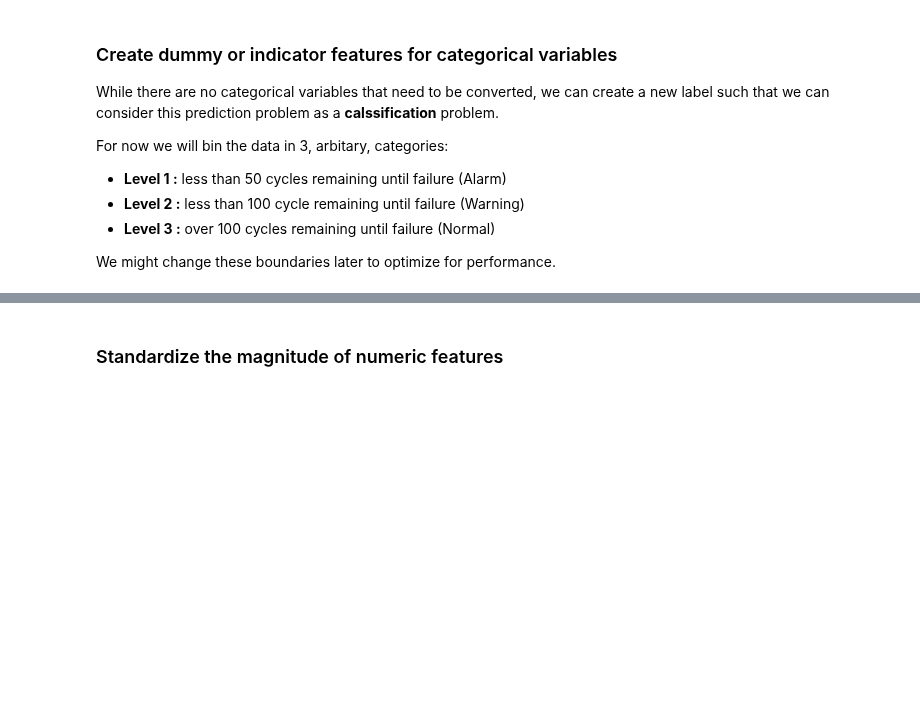
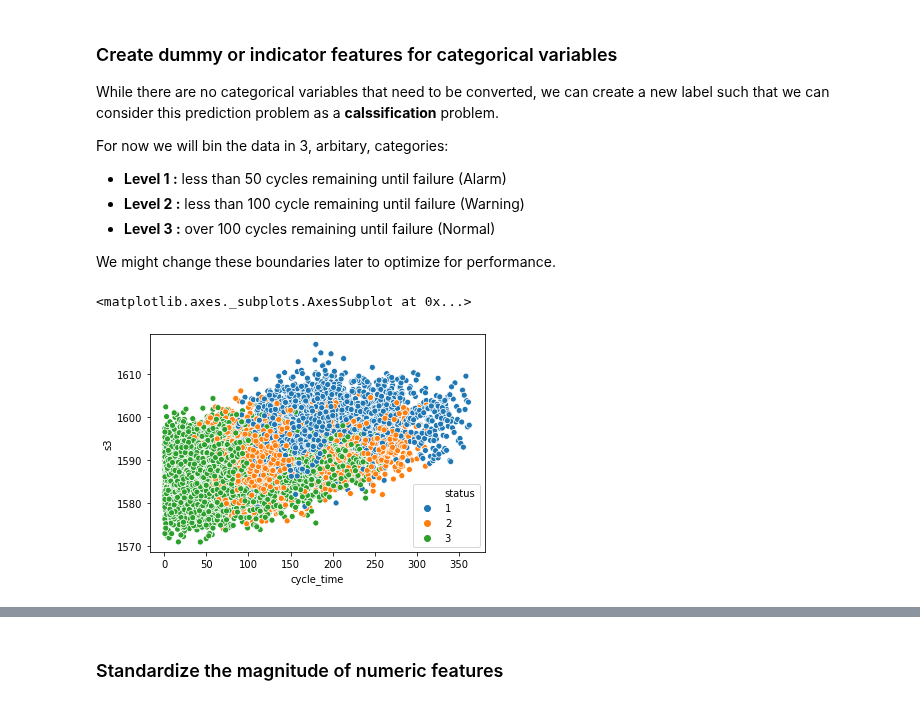
Before and after one commit to andrea-fantini/Predictive_Maintenance_Fanjet, a Jupyter notebook: notebooks/4 - Data Pre-processing.ipynb, the cells around one changed output, grey strips where cells are left out. Cells and saved outputs as stored; diff of their text form; code cells hidden in the pictures; blank space fills up the shorter version.

```diff
--- a/notebooks/4 - Data Pre-processing.ipynb
+++ b/notebooks/4 - Data Pre-processing.ipynb
@@ -60,3 +60,9 @@ first_boundary = -100
 second_boundary = -50
 train_df['status'] = pd.cut(train_df['RUL'],[-np.inf,first_boundary,second_boundary,0],labels=[3,2,1])
 test_df['status'] = pd.cut(train_df['RUL'],[-np.inf,first_boundary,second_boundary,0],labels=[3,2,1])
+# %%
+import seaborn as sns
+sns.scatterplot('cycle_time','s3',data = train_df, hue='status')
+# %% [output]
+<matplotlib.axes._subplots.AxesSubplot at 0x...>
+[figure, added]
```
Also changed, not shown: parts of 5 cells of this notebook, 5 other files.
